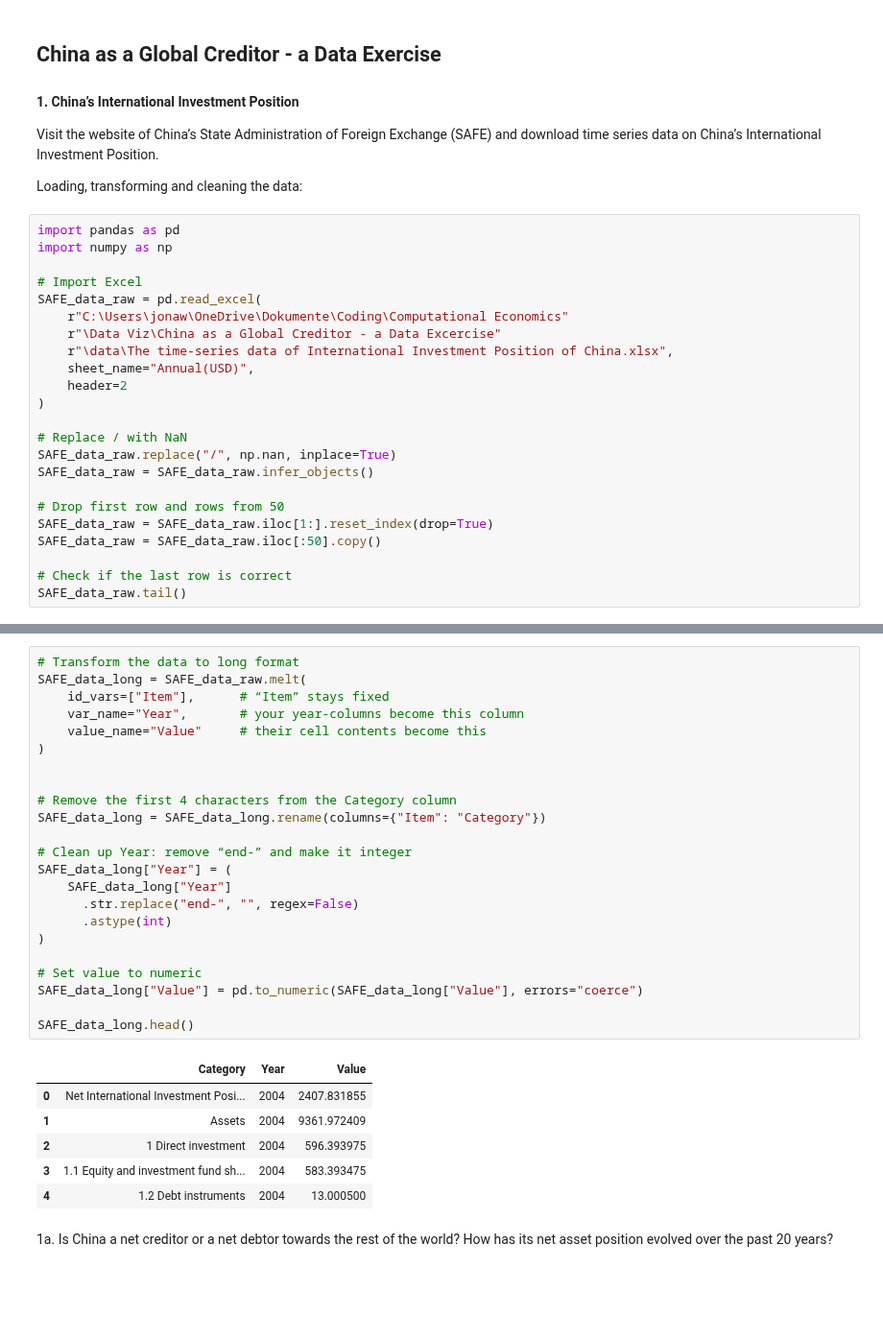
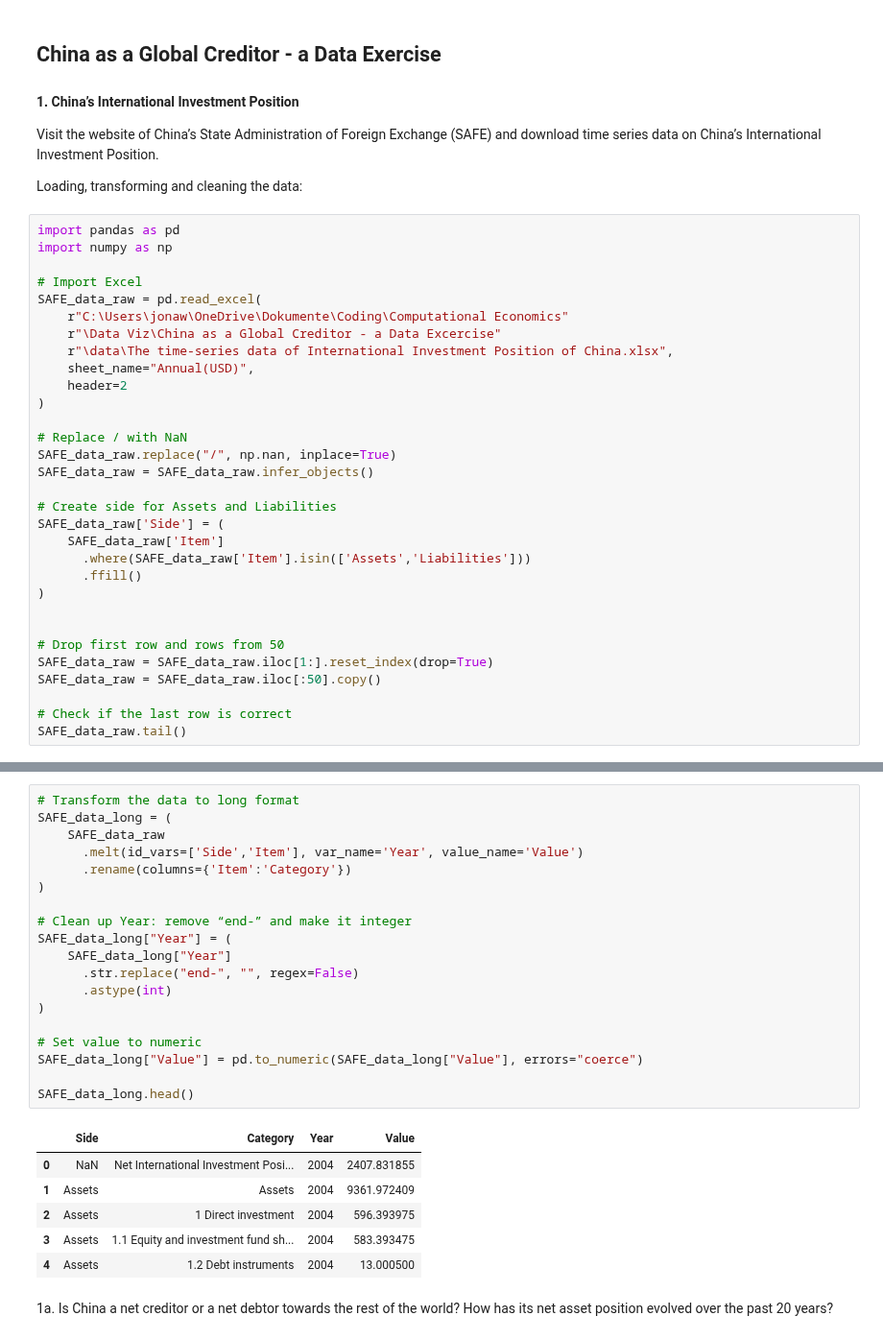
Before and after one commit to J-Wilke/Computational-Economics, a Jupyter notebook: Data Viz/China as a Global Creditor - a Data Excercise/China in the global Economy.ipynb, the cells around one changed output, grey strips where cells are left out. Shown at 96% size. Cells and saved outputs as stored; diff of their text form; blank space fills up the shorter version.

```diff
--- a/Data Viz/China as a Global Creditor - a Data Excercise/China in the global Economy.ipynb
+++ b/Data Viz/China as a Global Creditor - a Data Excercise/China in the global Economy.ipynb
@@ -22,6 +22,14 @@ SAFE_data_raw = pd.read_excel(
 SAFE_data_raw.replace("/", np.nan, inplace=True)
 SAFE_data_raw = SAFE_data_raw.infer_objects()
 
+# Create side for Assets and Liabilities
+SAFE_data_raw['Side'] = (
+    SAFE_data_raw['Item']
+      .where(SAFE_data_raw['Item'].isin(['Assets','Liabilities']))
+      .ffill()
+)
+
+
 # Drop first row and rows from 50
 SAFE_data_raw = SAFE_data_raw.iloc[1:].reset_index(drop=True)
 SAFE_data_raw = SAFE_data_raw.iloc[:50].copy()
@@ -39,33 +47,29 @@ SAFE_data_raw.tail()
 # %%
 # Transform the data to long format
-SAFE_data_long = SAFE_data_raw.melt(
-    id_vars=["Item"],      # “Item” stays fixed
-    var_name="Year",       # your year-columns become this column
-    value_name="Value"     # their cell contents become this
+SAFE_data_long = (
+    SAFE_data_raw
+      .melt(id_vars=['Side','Item'], var_name='Year', value_name='Value')
+      .rename(columns={'Item':'Category'})
 )
-
-
-# Remove the first 4 characters from the Category column
-SAFE_data_long = SAFE_data_long.rename(columns={"Item": "Category"})
 
 # Clean up Year: remove “end-” and make it integer
 SAFE_data_long["Year"] = (
     SAFE_data_long["Year"]
       .str.replace("end-", "", regex=False)
       .astype(int)
 )
 
 # Set value to numeric
 SAFE_data_long["Value"] = pd.to_numeric(SAFE_data_long["Value"], errors="coerce")
 
 SAFE_data_long.head()
 # %% [output]
-|  | Category | Year | Value |
-| 0 | Net International Investment Posi... | 2004 | 2407.831855 |
-| 1 | Assets | 2004 | 9361.972409 |
-| 2 | 1 Direct investment | 2004 | 596.393975 |
-| 3 | 1.1 Equity and investment fund sh... | 2004 | 583.393475 |
-| 4 | 1.2 Debt instruments | 2004 | 13.000500 |
+|  | Side | Category | Year | Value |
+| 0 | NaN | Net International Investment Posi... | 2004 | 2407.831855 |
+| 1 | Assets | Assets | 2004 | 9361.972409 |
+| 2 | Assets | 1 Direct investment | 2004 | 596.393975 |
+| 3 | Assets | 1.1 Equity and investment fund sh... | 2004 | 583.393475 |
+| 4 | Assets | 1.2 Debt instruments | 2004 | 13.000500 |
 # %% [markdown]
 1a. Is China a net creditor or a net debtor towards the rest of the world? How has its net asset position evolved over the past 20 years?
 # %%
```
Also changed, not shown: parts of 1 cell of this notebook, 1 other file.
